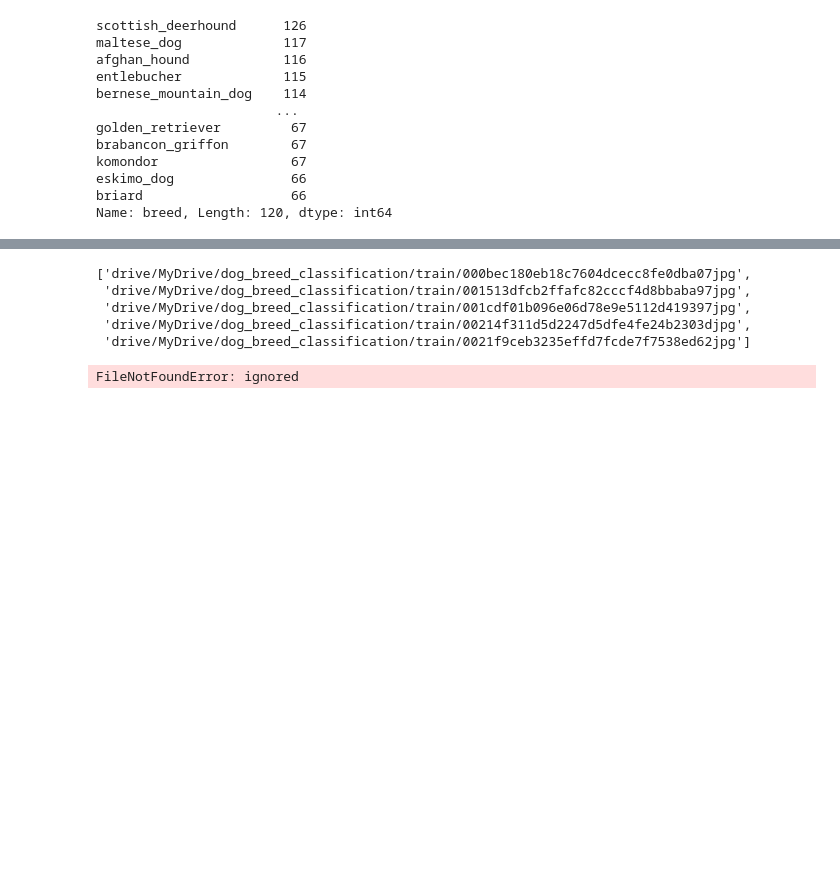
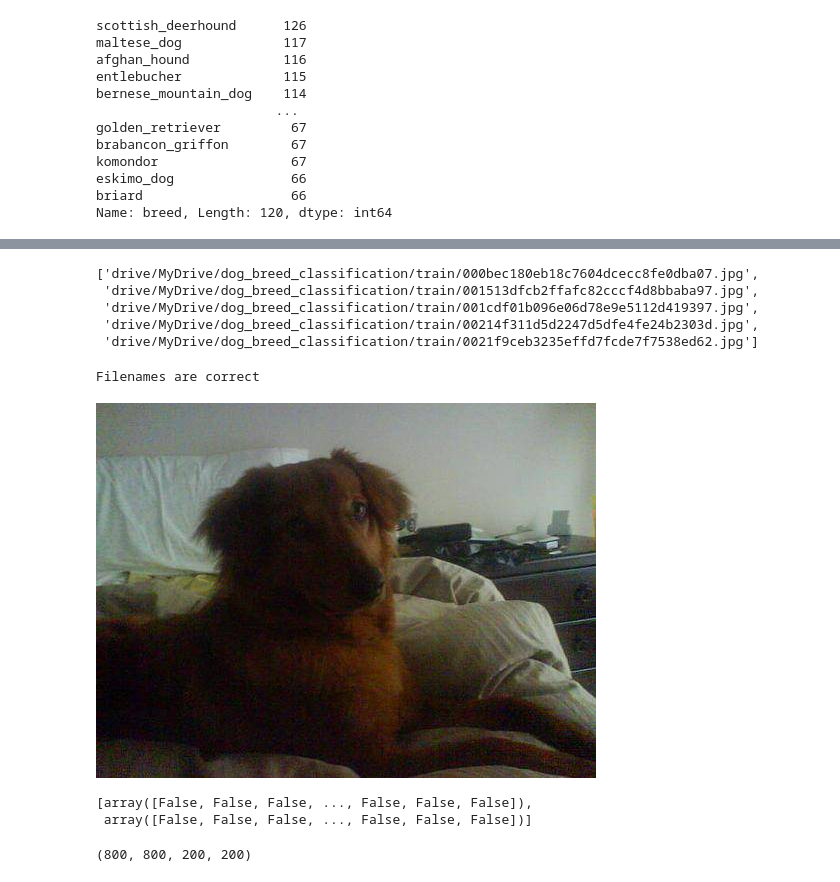
Before and after one commit to aekomissarova/dog_breed_classification, a Jupyter notebook: dog_breed_classification.ipynb, the cells around one changed output, grey strips where cells are left out. Saved outputs shown, nothing was run; the diff lists cells and outputs as text; code cells hidden in the pictures; blank space fills up the shorter version.

```diff
--- a/dog_breed_classification.ipynb
+++ b/dog_breed_classification.ipynb
@@ -75,14 +91,14 @@ FileNotFoundError: ignored
 train_directory = "drive/MyDrive/dog_breed_classification/train/"
 
 
-filenames = [train_directory + fname + "jpg" for fname in labels["id"]]
+filenames = [train_directory + fname + ".jpg" for fname in labels["id"]]
 filenames[:5]
 # %% [output]
-['drive/MyDrive/dog_breed_classification/train/000bec180eb18c7604dcecc8fe0dba07jpg',
- 'drive/MyDrive/dog_breed_classification/train/001513dfcb2ffafc82cccf4d8bbaba97jpg',
- 'drive/MyDrive/dog_breed_classification/train/001cdf01b096e06d78e9e5112d419397jpg',
- 'drive/MyDrive/dog_breed_classification/train/00214f311d5d2247d5dfe4fe24b2303djpg',
- 'drive/MyDrive/dog_breed_classification/train/0021f9ceb3235effd7fcde7f7538ed62jpg']
+['drive/MyDrive/dog_breed_classification/train/000bec180eb18c7604dcecc8fe0dba07.jpg',
+ 'drive/MyDrive/dog_breed_classification/train/001513dfcb2ffafc82cccf4d8bbaba97.jpg',
+ 'drive/MyDrive/dog_breed_classification/train/001cdf01b096e06d78e9e5112d419397.jpg',
+ 'drive/MyDrive/dog_breed_classification/train/00214f311d5d2247d5dfe4fe24b2303d.jpg',
+ 'drive/MyDrive/dog_breed_classification/train/0021f9ceb3235effd7fcde7f7538ed62.jpg']
 # %%
 # Verify our results for filenames
 
@@ -92,4 +108,4 @@ if len([os.path.join(train_directory,file) for file in os.listdir(train_director
 else:
   print("Filenames are not correct")
 # %% [output]
-FileNotFoundError: ignored
+Filenames are correct
@@ -100,0 +112,4 @@ else:
+# %%
+Image(data = filenames[1000])
+# %% [output]
+[figure, added]
@@ -100,0 +123,19 @@ else:
+# %%
+#boolean_labels = [label == np.array(unique_breeds) for label in labels]
+boolean_labels
+# %% [output]
+[array([False, False, False, ..., False, False, False]),
+ array([False, False, False, ..., False, False, False])]
+# %%
+# Import train_test_split from Scikit-Learn
+from sklearn.model_selection import train_test_split
+
+# Split them into training and validation using NUM_IMAGES
+X_train, X_val, y_train, y_val = train_test_split(X[:NUM_IMAGES],
+                                                  y[:NUM_IMAGES],
+                                                  test_size=0.2,
+                                                  random_state=42)
+
+len(X_train), len(y_train), len(X_val), len(y_val)
+# %% [output]
+(800, 800, 200, 200)
```
Also changed, not shown: parts of 5 cells of this notebook.
